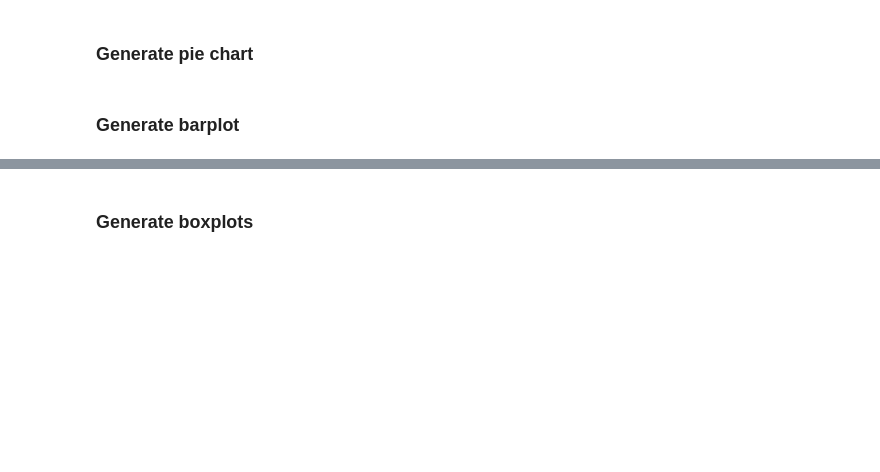
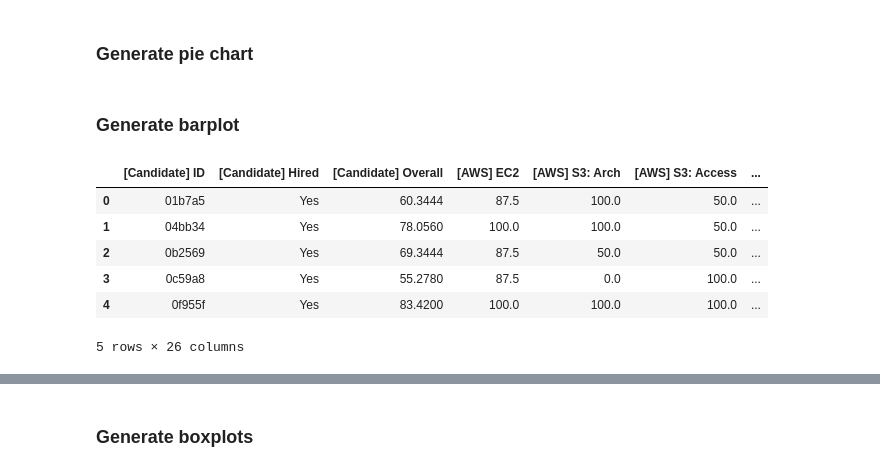
Before and after one commit to anasillo/caylent-hiring, a Jupyter notebook: code/1 - EDA/main.ipynb, the cells around one changed output, grey strips where cells are left out. Cells and saved outputs as stored; diff of their text form; code cells hidden in the pictures; blank space fills up the shorter version.

```diff
--- a/code/1 - EDA/main.ipynb
+++ b/code/1 - EDA/main.ipynb
@@ -136,0 +124,10 @@ def generate_barplot(df, feature, order=None):
+# %%
+df.head()
+# %% [output]
+|  | [Candidate] ID | [Candidate] Hired | [Candidate] Overall | [AWS] EC2 | [AWS] S3: Arch | [AWS] S3: Access | ... |
+| 0 | 01b7a5 | Yes | 60.3444 | 87.5 | 100.0 | 50.0 | ... |
+| 1 | 04bb34 | Yes | 78.0560 | 100.0 | 100.0 | 50.0 | ... |
+| 2 | 0b2569 | Yes | 69.3444 | 87.5 | 50.0 | 50.0 | ... |
+| 3 | 0c59a8 | Yes | 55.2780 | 87.5 | 0.0 | 100.0 | ... |
+| 4 | 0f955f | Yes | 83.4200 | 100.0 | 100.0 | 100.0 | ... |
+5 rows × 26 columns
```
Also changed, not shown: parts of 12 cells of this notebook, 2 other files.
